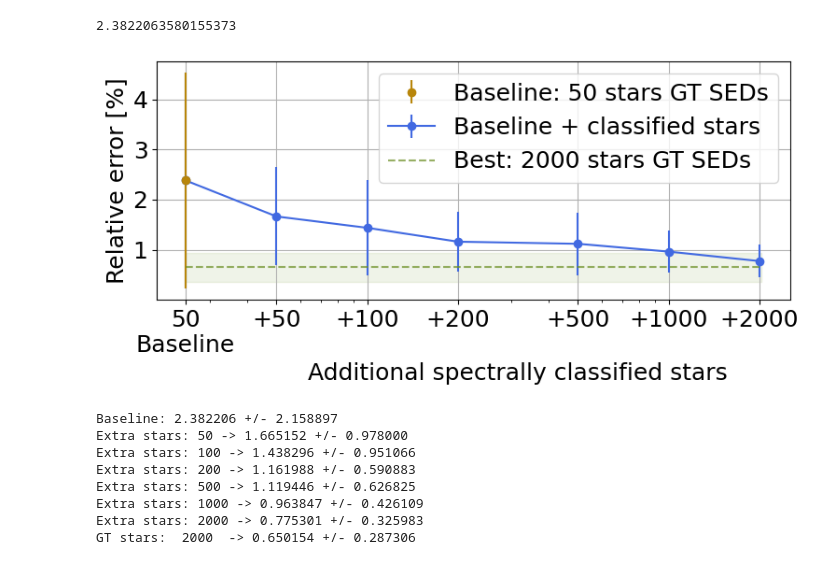
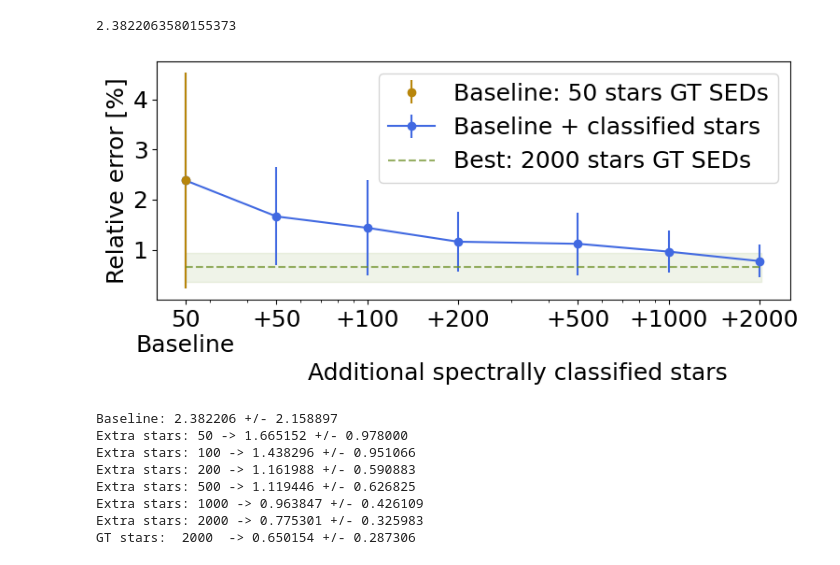
Before and after one commit to CentofantiEze/sed_spectral_classification, a Jupyter notebook: improve_final_PSF/metrics/concat_datasets_psf_metrics_50base.ipynb, the cells around one changed output. Cells and saved outputs as stored; diff of their text form; code cells hidden in the pictures.

```diff
--- a/improve_final_PSF/metrics/concat_datasets_psf_metrics_50base.ipynb
+++ b/improve_final_PSF/metrics/concat_datasets_psf_metrics_50base.ipynb
@@ -23,28 +23,28 @@ rel_err_base
 # %%
 # Set the font size
 plt.rcParams.update({'font.size': 18})
 # Plot the metrics
 plt.figure(figsize=(8, 4))
 
 plt.errorbar([25]+extra_stars_list, [rel_err_base]+rel_err_50, yerr=[rel_err_base_std]+rel_err_50_std, color='royalblue', fmt='o-', label='Baseline + classified stars')
 plt.errorbar([25], [rel_err_base], yerr=[rel_err_base_std], fmt='o', color='darkgoldenrod', label='Baseline: 50 stars GT SEDs')
 # plt.fill_between([25]+extra_stars_list, np.array([rel_err_base]+rel_err_50)-np.array([rel_err_base_std]+rel_err_50_std), np.array([rel_err_base]+rel_err_50)+np.array([rel_err_base_std]+rel_err_50_std), color='cornflowerblue', alpha=0.1)
 plt.hlines(rel_err_end, 25, 2025, colors='olivedrab', linestyles='dashed', label='Best: 2000 stars GT SEDs', alpha=0.7)
 plt.fill_between([25, 2025], [rel_err_end-rel_err_end_std]*2, [rel_err_end+rel_err_end_std]*2, color='olivedrab', alpha=0.1)
 plt.xscale('log')
-plt.grid()
+# plt.grid()
 plt.xlabel('Additional spectrally classified stars', x=0.57)
 plt.xticks([25]+extra_stars_list, ['50\nBaseline', '+50', '+100', '+200', '+500', '+1000', '+2000'])
 plt.ylabel('Relative error [%]')
 
 #get handles and labels
 handles, labels = plt.gca().get_legend_handles_labels()
 order = [2,1,0]
 plt.legend([handles[idx] for idx in order],[labels[idx] for idx in order])
 plt.tight_layout()
 plt.savefig('../figs/extra_stars_psf_improvement.pdf')
 # %% [output]
-[figure, old version]
+[figure, new version]
 # %%
 # print the relative errors
 print('Baseline: {:f} +/- {:f}'.format(rel_err_base, rel_err_base_std))
```
Also changed, not shown: 3 other files.
